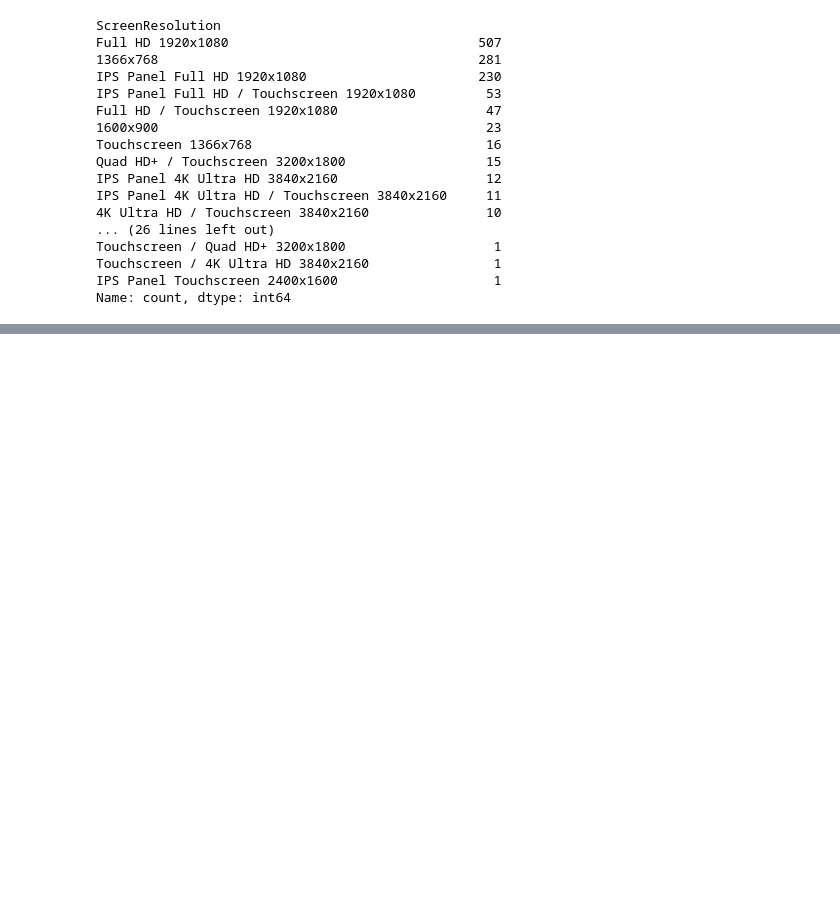
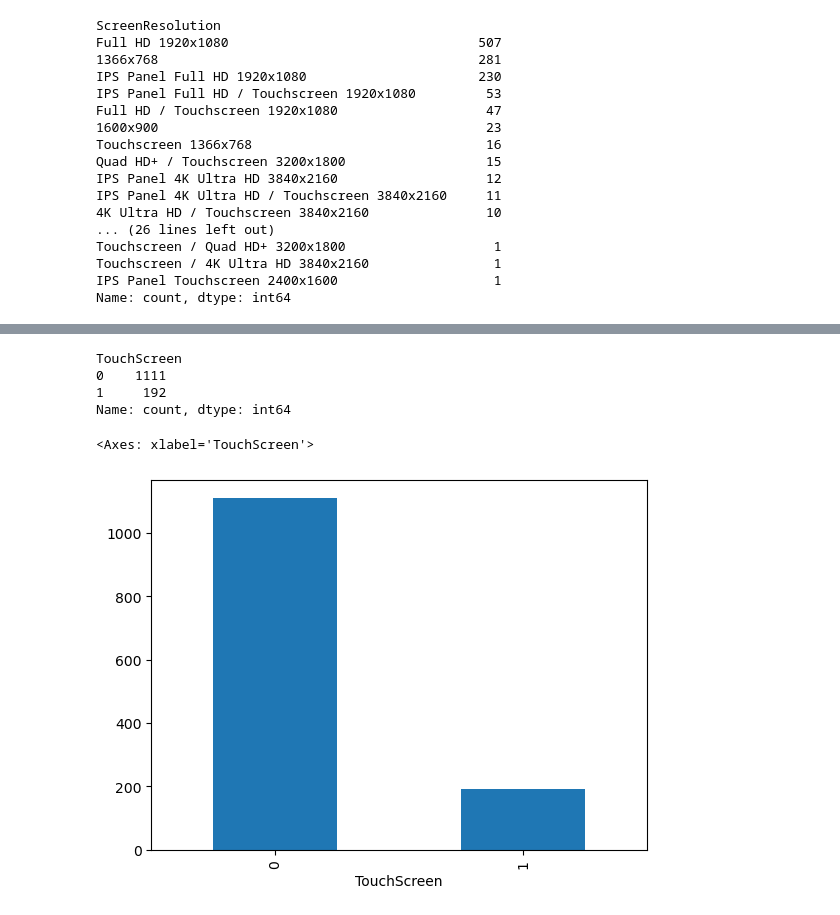
Before and after one commit to shahshail2001/Laptop-price-predictor, a Jupyter notebook: Laptop-price-predictor.ipynb, the cells around one changed output, grey strips where cells are left out. Saved outputs shown, nothing was run; the diff lists cells and outputs as text; code cells hidden in the pictures; blank space fills up the shorter version.

```diff
--- a/Laptop-price-predictor.ipynb
+++ b/Laptop-price-predictor.ipynb
@@ -162,3 +162,15 @@ df.tail()
 | 1300 | Lenovo | Notebook | 14.0 | 1366x768 | Intel Celeron Dual Core N3050 1.6GHz | 2 | 64GB Flash Storage | Intel HD Graphics | Windows 10 | 1.50 | ... |
 | 1301 | HP | Notebook | 15.6 | 1366x768 | Intel Core i7 6500U 2.5GHz | 6 | 1TB HDD | AMD Radeon R5 M330 | Windows 10 | 2.19 | ... |
 | 1302 | Asus | Notebook | 15.6 | 1366x768 | Intel Celeron Dual Core N3050 1.6GHz | 4 | 500GB HDD | Intel HD Graphics | Windows 10 | 2.20 | ... |
+# %%
+df['TouchScreen'].value_counts()
+# %% [output]
+TouchScreen
+0    1111
+1     192
+Name: count, dtype: int64
+# %%
+df['TouchScreen'].value_counts().plot(kind='bar')
+# %% [output]
+<Axes: xlabel='TouchScreen'>
+[figure, added]
```
Also changed, not shown: parts of 15 cells of this notebook, 1 other file.
